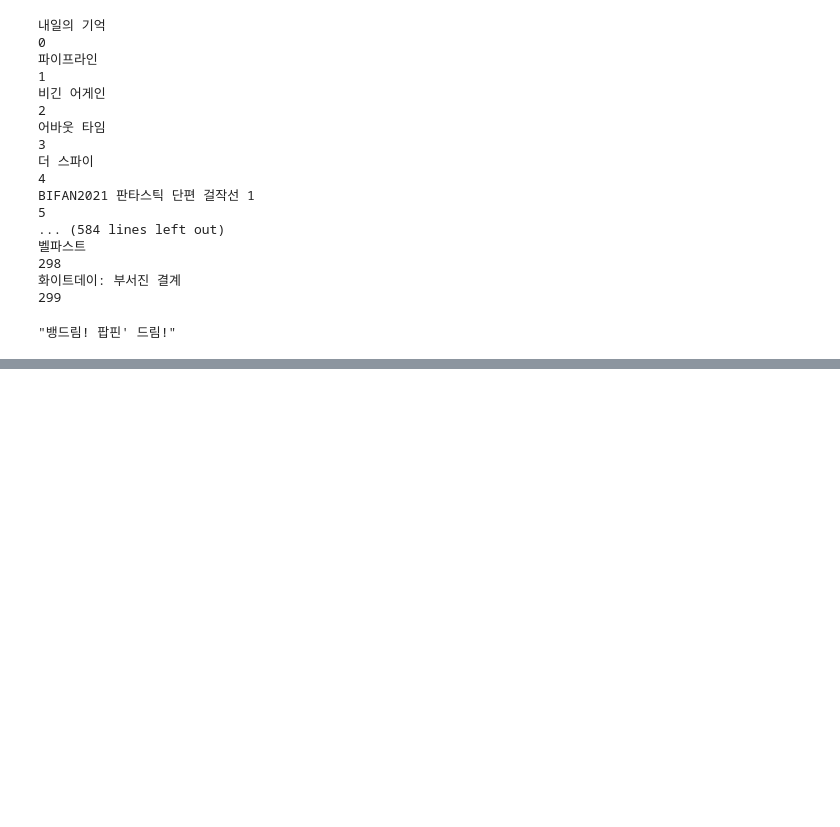
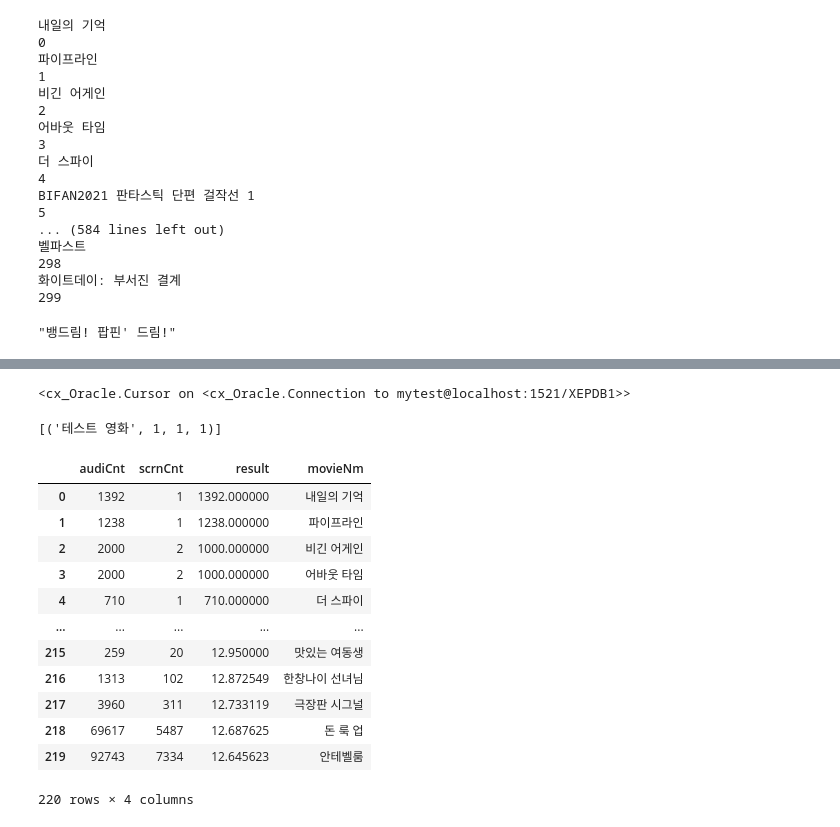
Before and after one commit to iwalkbyfaith/python_basic, a Jupyter notebook: 데이터 수집 파이프라인/2022.06.23 영진위 데이터 크롤링.ipynb, the cells around one changed output, grey strips where cells are left out. Cells and saved outputs as stored; diff of their text form; code cells hidden in the pictures; blank space fills up the shorter version.

```diff
--- a/데이터 수집 파이프라인/2022.06.23 영진위 데이터 크롤링.ipynb
+++ b/데이터 수집 파이프라인/2022.06.23 영진위 데이터 크롤링.ipynb
@@ -356,7 +356,7 @@ for i in range(365) :
     # 혹은 concat 사용 : box_result = pd.concat([box_result, result])
 
     # 2초간 유지
-    time.sleep(1)
+    time.sleep(3)
 
     ## 🔸 날짜 하루 올리기
     start_datetime = start_datetime + datetime.timedelta(days=1)
@@ -718,0 +735,24 @@ con.commit()
+# %%
+cur_oracle.execute("SELECT * FROM movie_tbl")
+# %% [output]
+<cx_Oracle.Cursor on <cx_Oracle.Connection to mytest@localhost:1521/XEPDB1>>
+# %%
+cur_oracle.fetchall()
+# %% [output]
+[('테스트 영화', 1, 1, 1)]
+# %%
+db_insert_data.head(220)
+# %% [output]
+|  | audiCnt | scrnCnt | result | movieNm |
+| 0 | 1392 | 1 | 1392.000000 | 내일의 기억 |
+| 1 | 1238 | 1 | 1238.000000 | 파이프라인 |
+| 2 | 2000 | 2 | 1000.000000 | 비긴 어게인 |
+| 3 | 2000 | 2 | 1000.000000 | 어바웃 타임 |
+| 4 | 710 | 1 | 710.000000 | 더 스파이 |
+| ... | ... | ... | ... | ... |
+| 215 | 259 | 20 | 12.950000 | 맛있는 여동생 |
+| 216 | 1313 | 102 | 12.872549 | 한창나이 선녀님 |
+| 217 | 3960 | 311 | 12.733119 | 극장판 시그널 |
+| 218 | 69617 | 5487 | 12.687625 | 돈 룩 업 |
+| 219 | 92743 | 7334 | 12.645623 | 안테벨룸 |
+220 rows × 4 columns
```
Also changed, not shown: parts of 20 cells of this notebook, 1 other file.
